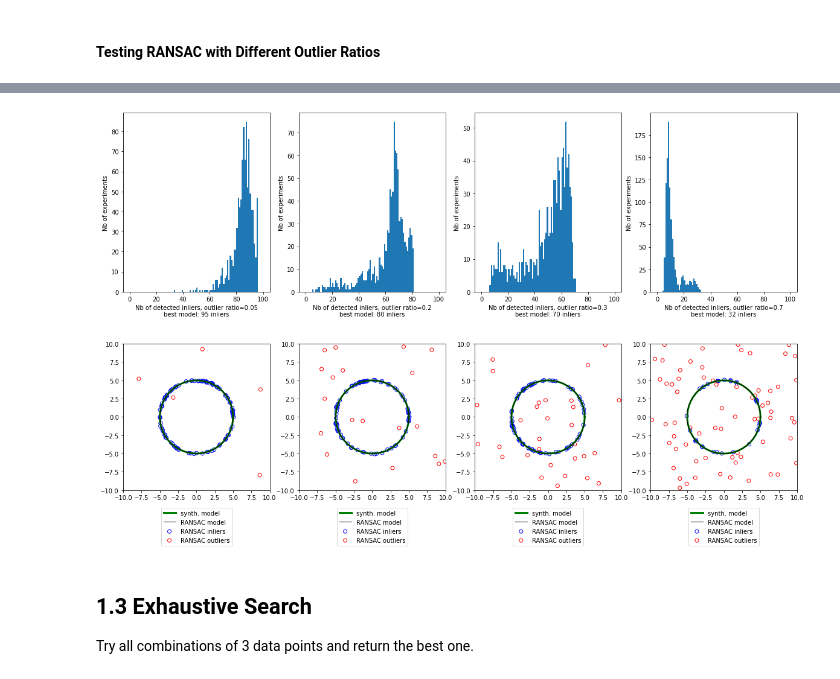
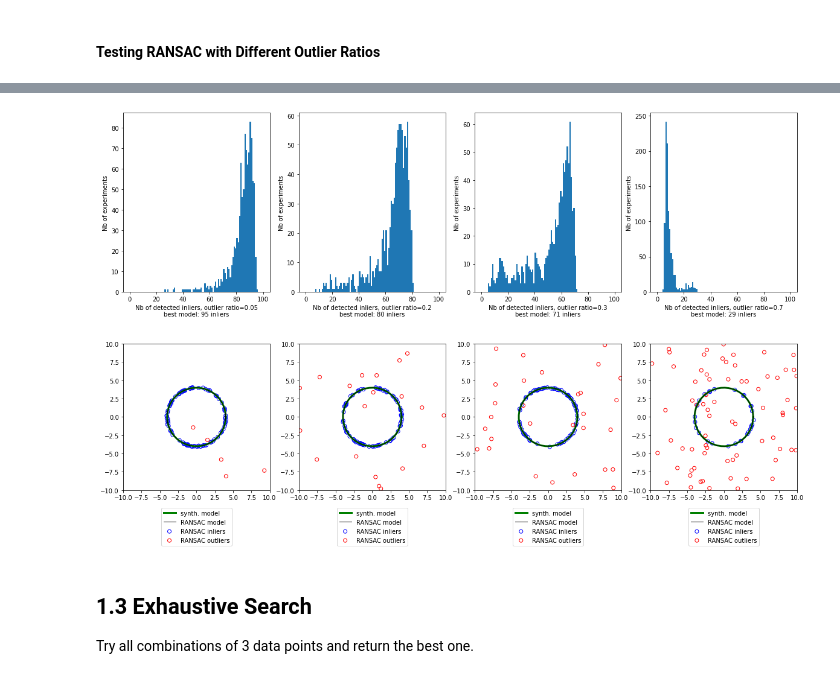
Before and after one commit to voigta/MathFoundFS21, a Jupyter notebook: exercise1.ipynb, the cells around one changed output, grey strips where cells are left out. Drawn from its saved outputs; the diff is of its cells as text; code cells hidden in the pictures.

```diff
--- a/exercise1.ipynb
+++ b/exercise1.ipynb
@@ -19,12 +19,13 @@ np.random.seed(42) # Make results reproducable for hand-in
 # %%
 # Define constant parameters for this exercise
 ground_truth_center = np.array([0,0])
-ground_truth_radius = 5
-
+ground_truth_radius = 4
 n_points = 100
 outlier_ratio = 0.2
 noise_amplitude = 0.1
 domain_size = 10
+outlier_ratios = (0.05, 0.2, 0.3, 0.7)
+n_ransac_calls = 1000
 # %%
 def generate_circle_data(center, radius, n_points, outlier_ratio, noise_amplitude, domain_size):
     n_inliers = int(n_points * (1-outlier_ratio))
@@ -106,7 +118,7 @@ class Circle:
         """
         A = np.hstack([2*data, np.ones([data.shape[0], 1])])
         b = np.sum(data**2, axis=1)
-        x = np.linalg.lstsq(A, b)[0]
+        x = np.linalg.lstsq(A, b, rcond=None)[0]
         cx = x[0]
         cy = x[1]
         r = np.sqrt(x[2] + cx**2 + cy**2)
@@ -178,44 +199,48 @@ To use the future default and silence this warning we advise to pass `rcond=None
 # %% [markdown]
 #### Testing RANSAC with Different Outlier Ratios
 # %%
-outlier_ratios = (0.05, 0.2, 0.3, 0.7)
-n_ransac_calls = 1000
-
 def get_circle_points(circle):
     angles = np.linspace(0, 2*np.pi)
     x = circle.cx + circle.r * np.cos(angles)
     y = circle.cy + circle.r * np.sin(angles)
     return x, y
 
-plt.figure(figsize=(20, 12))
-for r, ratio in enumerate(outlier_ratios):
-    data = generate_circle_data(ground_truth_center, ground_truth_radius, n_points, ratio, noise_amplitude, domain_size)
-    inlier_buffer = np.zeros(n_ransac_calls)
+def plot_ransac_histograms():
 
-    best_ransac_model = None
-    best_inlier_mask = np.zeros(data.shape[0], dtype=bool)
-    max_inliers = 0
-    for i in range(n_ransac_calls):
-        ransac_circle, ransac_inlier_mask = ransac(data, Circle, outlier_ratio, 0.99)
-        n_inliers = np.count_nonzero(ransac_inlier_mask)
-        inlier_buffer[i] = n_inliers
-        if n_inliers > max_inliers:
-            best_ransac_model = ransac_circle
-            best_inlier_mask = ransac_inlier_mask
-            max_inliers = n_inliers
 
-    plt.subplot(2, len(outlier_ratios), r+1)
-    plt.hist(inlier_buffer, 100, (0, 100))
-    plt.xlabel(f"Nb of detected inliers, outlier ratio={ratio}\nbest model: {max_inliers} inliers")
-    plt.ylabel("Nb of experiments")
+    ground_truth_circle = Circle(ground_truth_center, ground_truth_radius)
 
-    plt.subplot(2, len(outlier_ratios), r+1+len(outlier_ratios))
-    plt.plot(*get_circle_points(ground_truth_circle), color='g', lw=3)
-    plt.plot(*get_circle_points(best_ransac_model), color='k', lw=1)
-    plt.scatter(data[best_inlier_mask,0], data[best_inlier_mask,1], facecolors='none', edgecolors='b')
-    plt.scatter(data[~best_inlier_mask,0], data[~best_inlier_mask,1], facecolors='none', edgecolors='r')
-    plt.axis('scaled')
-    plt.axis([-domain_size, domain_size, -domain_size, domain_size])
-    plt.legend(("synth. model", "RANSAC model", "RANSAC inliers", "RANSAC outliers"),
-               loc="lower center", bbox_to_anchor=(0.5, -0.4))
+    plt.figure(figsize=(20, 12))
+    for r, ratio in enumerate(outlier_ratios):
+        data = generate_circle_data(ground_truth_center, ground_truth_radius, n_points, ratio, noise_amplitude, domain_size)
+        inlier_buffer = np.zeros(n_ransac_calls)
+
+        best_ransac_model = None
+        best_inlier_mask = np.zeros(data.shape[0], dtype=bool)
+        max_inliers = 0
+        for i in range(n_ransac_calls):
+            ransac_circle, ransac_inlier_mask = ransac(data, Circle, outlier_ratio, 0.99)
+            n_inliers = np.count_nonzero(ransac_inlier_mask)
+            inlier_buffer[i] = n_inliers
+            if n_inliers > max_inliers:
+                best_ransac_model = ransac_circle
+                best_inlier_mask = ransac_inlier_mask
+                max_inliers = n_inliers
+
+        plt.subplot(2, len(outlier_ratios), r+1)
+        plt.hist(inlier_buffer, 100, (0, 100))
+        plt.xlabel(f"Nb of detected inliers, outlier ratio={ratio}\nbest model: {max_inliers} inliers")
+        plt.ylabel("Nb of experiments")
+
+        plt.subplot(2, len(outlier_ratios), r+1+len(outlier_ratios))
+        plt.plot(*get_circle_points(ground_truth_circle), color='g', lw=3)
+        plt.plot(*get_circle_points(best_ransac_model), color='k', lw=1)
+        plt.scatter(data[best_inlier_mask,0], data[best_inlier_mask,1], facecolors='none', edgecolors='b')
+        plt.scatter(data[~best_inlier_mask,0], data[~best_inlier_mask,1], facecolors='none', edgecolors='r')
+        plt.axis('scaled')
+        plt.axis([-domain_size, domain_size, -domain_size, domain_size])
+        plt.legend(("synth. model", "RANSAC model", "RANSAC inliers", "RANSAC outliers"),
+                loc="lower center", bbox_to_anchor=(0.5, -0.4))
+
+plot_ransac_histograms()
 # %% [output]
@@ -230,4 +247,4 @@ To use the future default and silence this warning we advise to pass `rcond=None
-[figure, old version]
+[figure, new version]
 # %% [markdown]
 ## 1.3 Exhaustive Search
 Try all combinations of 3 data points and return the best one.
```
Also changed, not shown: parts of 18 cells of this notebook.
